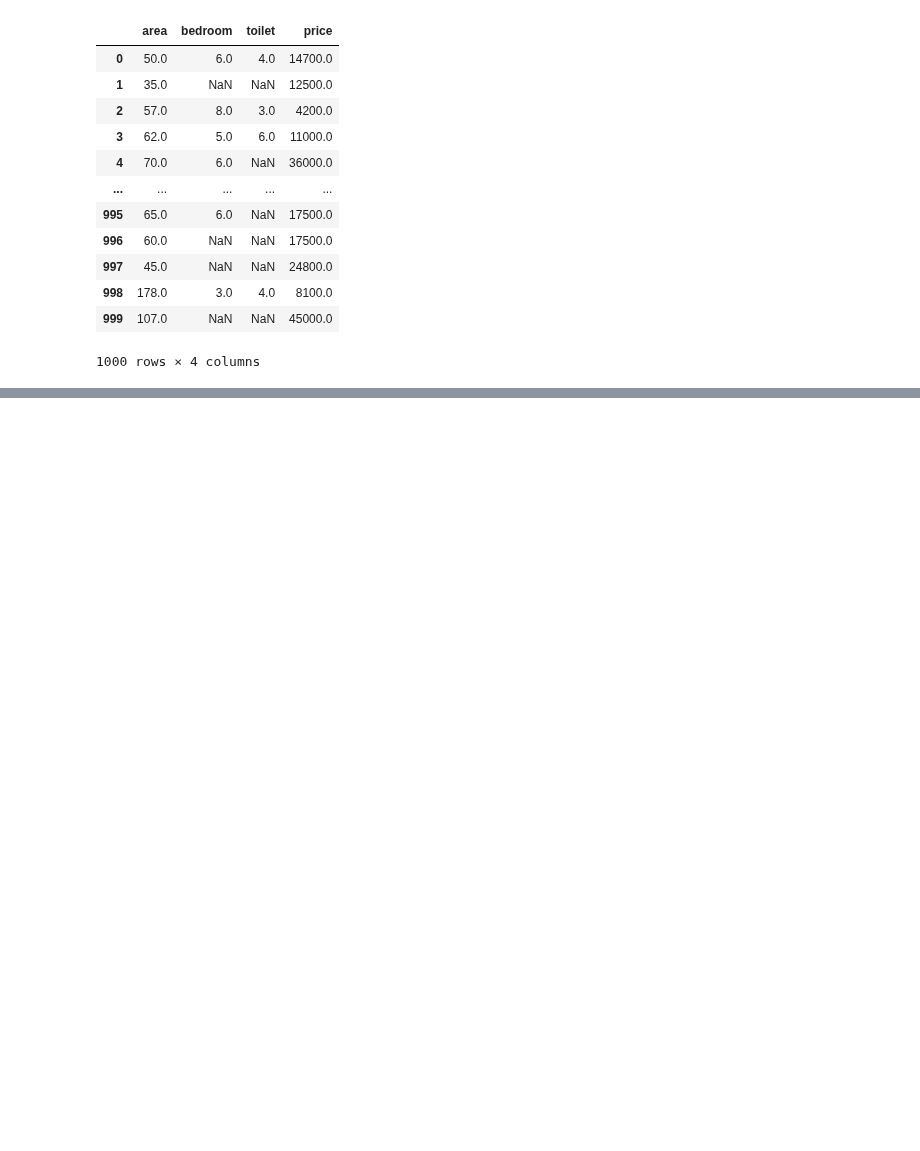
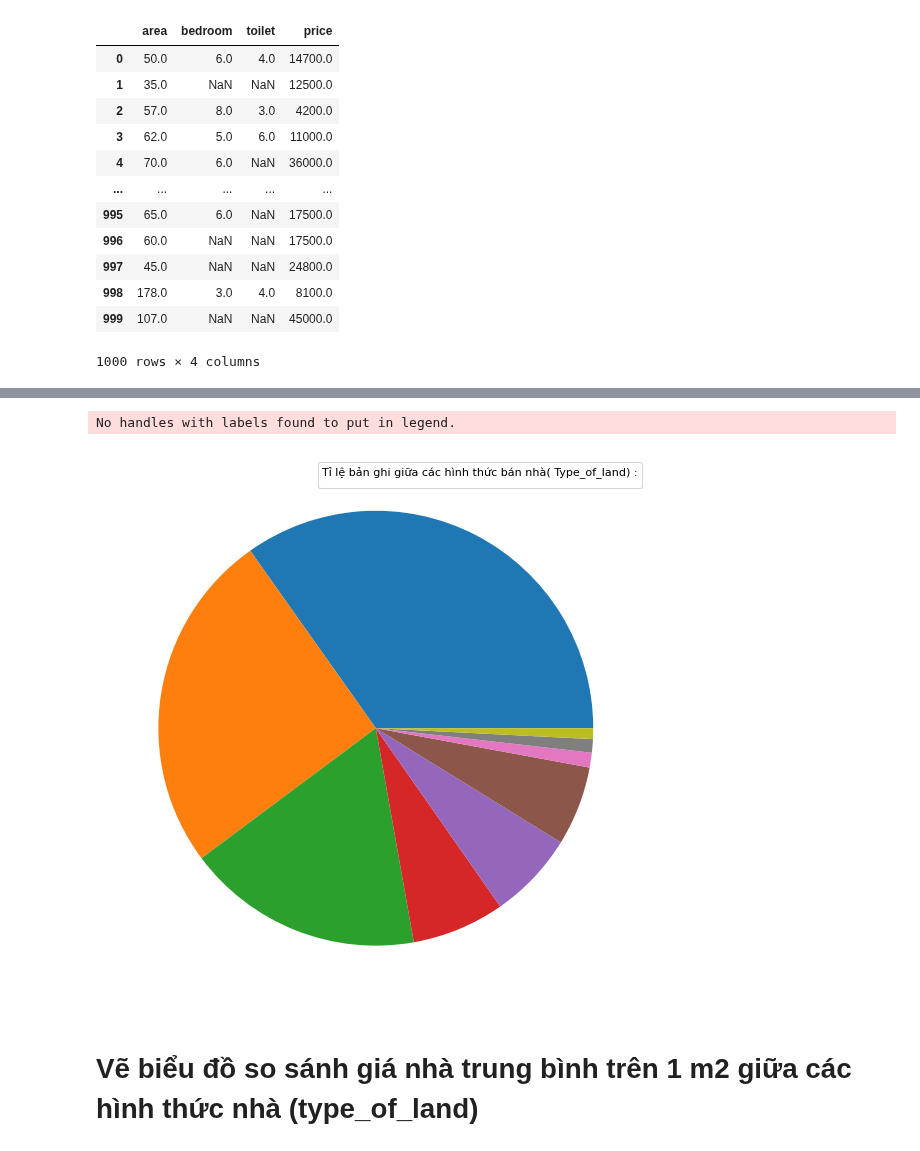
Before and after one commit to mark3000-010701/Dataanalyst, a Jupyter notebook: Bài_tập_data_Visualization_1_.ipynb, the cells around one changed output, grey strips where cells are left out. Saved outputs shown, nothing was run; the diff lists cells and outputs as text; code cells hidden in the pictures; blank space fills up the shorter version.

```diff
--- a/Bài_tập_data_Visualization_1_.ipynb
+++ b/Bài_tập_data_Visualization_1_.ipynb
@@ -138,0 +198,3 @@ data1
+# %%
+data_type_of_land = data['type_of_land'].value_counts()
+data_type_of_land
@@ -138,0 +212,14 @@ data1
+# %%
+ck=pd.DataFrame(data_type_of_land)
+# %%
+from matplotlib.pyplot import figure
+figure(figsize=(16, 9), dpi=80)
+myexplode = [0.2, 0, 0, 0, 0, 0, 0, 0, 0]
+plt.pie(ck)
+plt.legend(title='Tỉ lệ bản ghi giữa các hình thức bán nhà( Type_of_land) :')
+plt.show()
+# %% [output]
+No handles with labels found to put in legend.
+[figure, added]
+# %% [markdown]
+# Vẽ biểu đồ so sánh giá nhà trung bình trên 1 m2 giữa các hình thức nhà (type_of_land)
```
Also changed, not shown: parts of 18 cells of this notebook.
